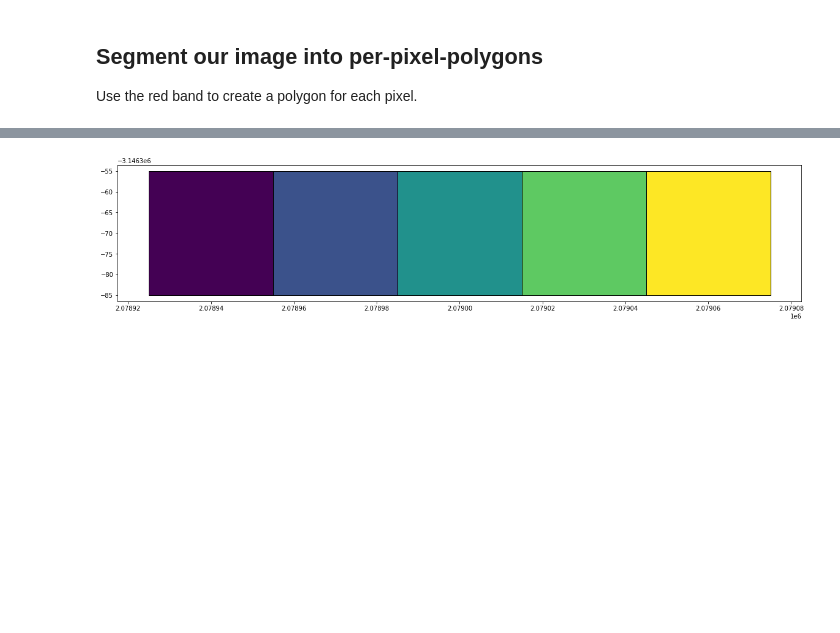
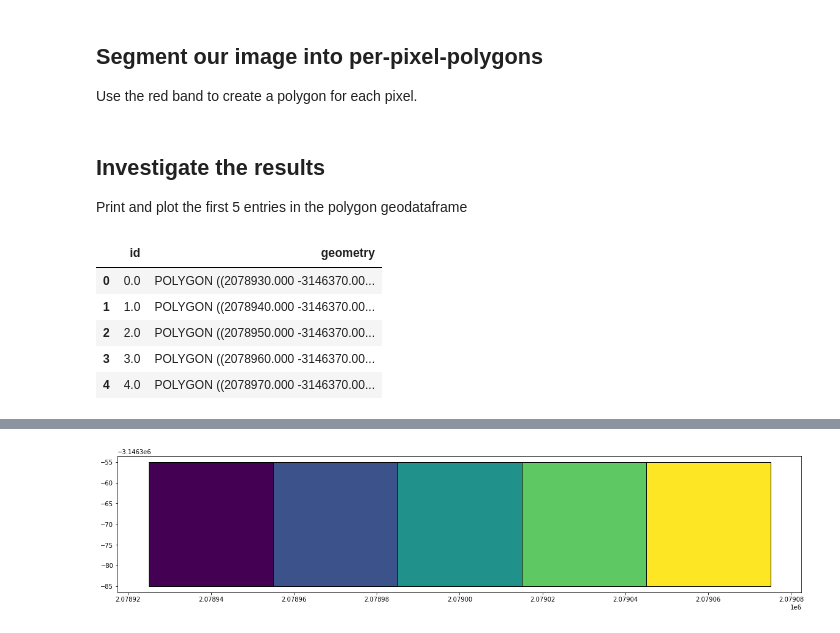
Before and after one commit to gorsol/dea-notebooks, a Jupyter notebook: 00_Development_Notebooks/Pixel_Edges/Polygonise_pixel_edges.ipynb, the cells around one changed output, grey strips where cells are left out. Cells and saved outputs as stored; diff of their text form; code cells hidden in the pictures; blank space fills up the shorter version.

```diff
--- a/00_Development_Notebooks/Pixel_Edges/Polygonise_pixel_edges.ipynb
+++ b/00_Development_Notebooks/Pixel_Edges/Polygonise_pixel_edges.ipynb
@@ -163,0 +200,13 @@ Use the red band to create a polygon for each pixel.
+# %% [markdown]
+## Investigate the results
+Print and plot the first 5 entries in the polygon geodataframe
+# %%
+#print the first 5 rows in the geodataframe
+s2_poly_gdf.head()
+# %% [output]
+|  | id | geometry |
+| 0 | 0.0 | POLYGON ((2078930.000 -3146370.00... |
+| 1 | 1.0 | POLYGON ((2078940.000 -3146370.00... |
+| 2 | 2.0 | POLYGON ((2078950.000 -3146370.00... |
+| 3 | 3.0 | POLYGON ((2078960.000 -3146370.00... |
+| 4 | 4.0 | POLYGON ((2078970.000 -3146370.00... |
```
Also changed, not shown: parts of 45 cells of this notebook.
